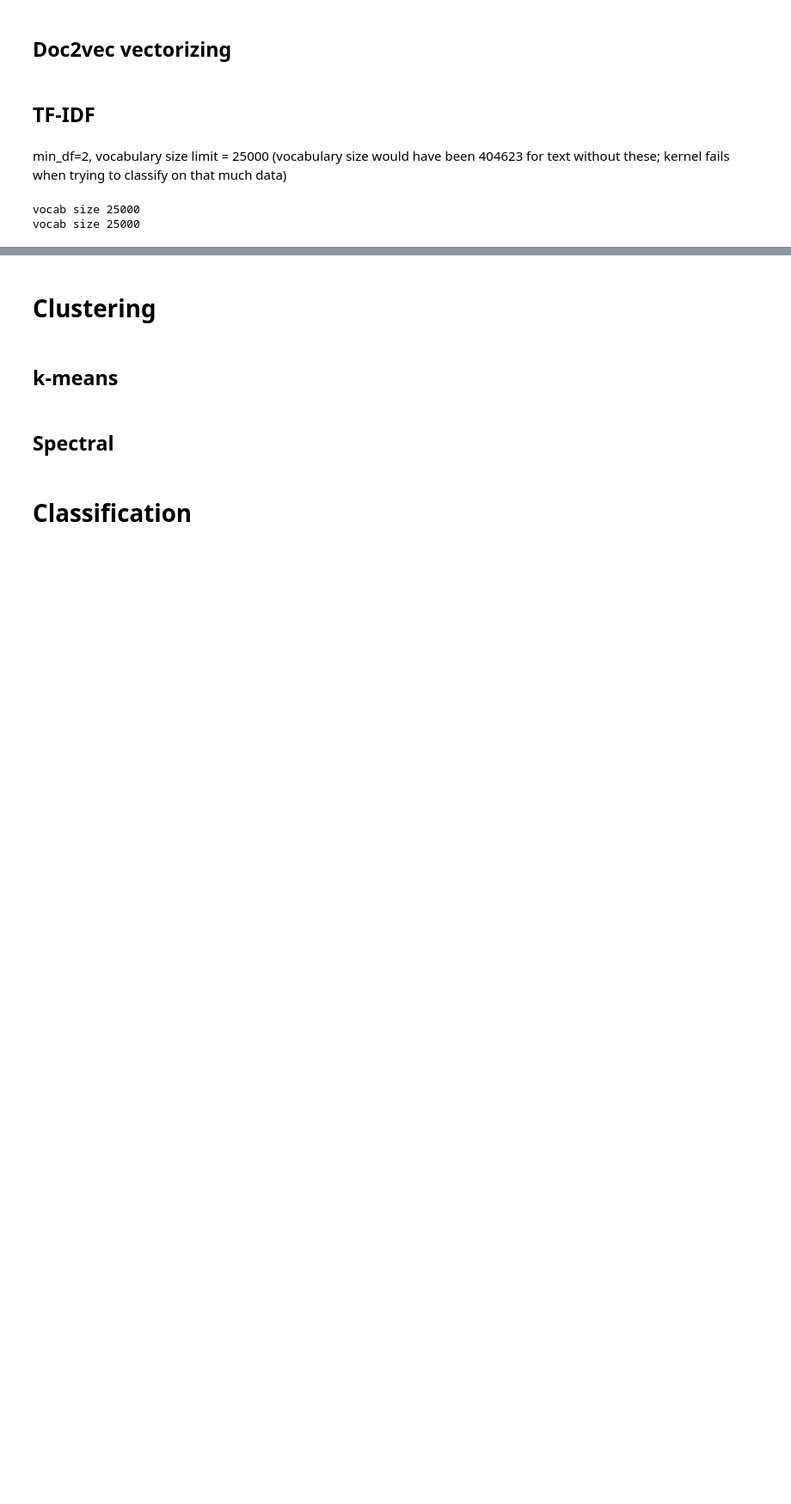
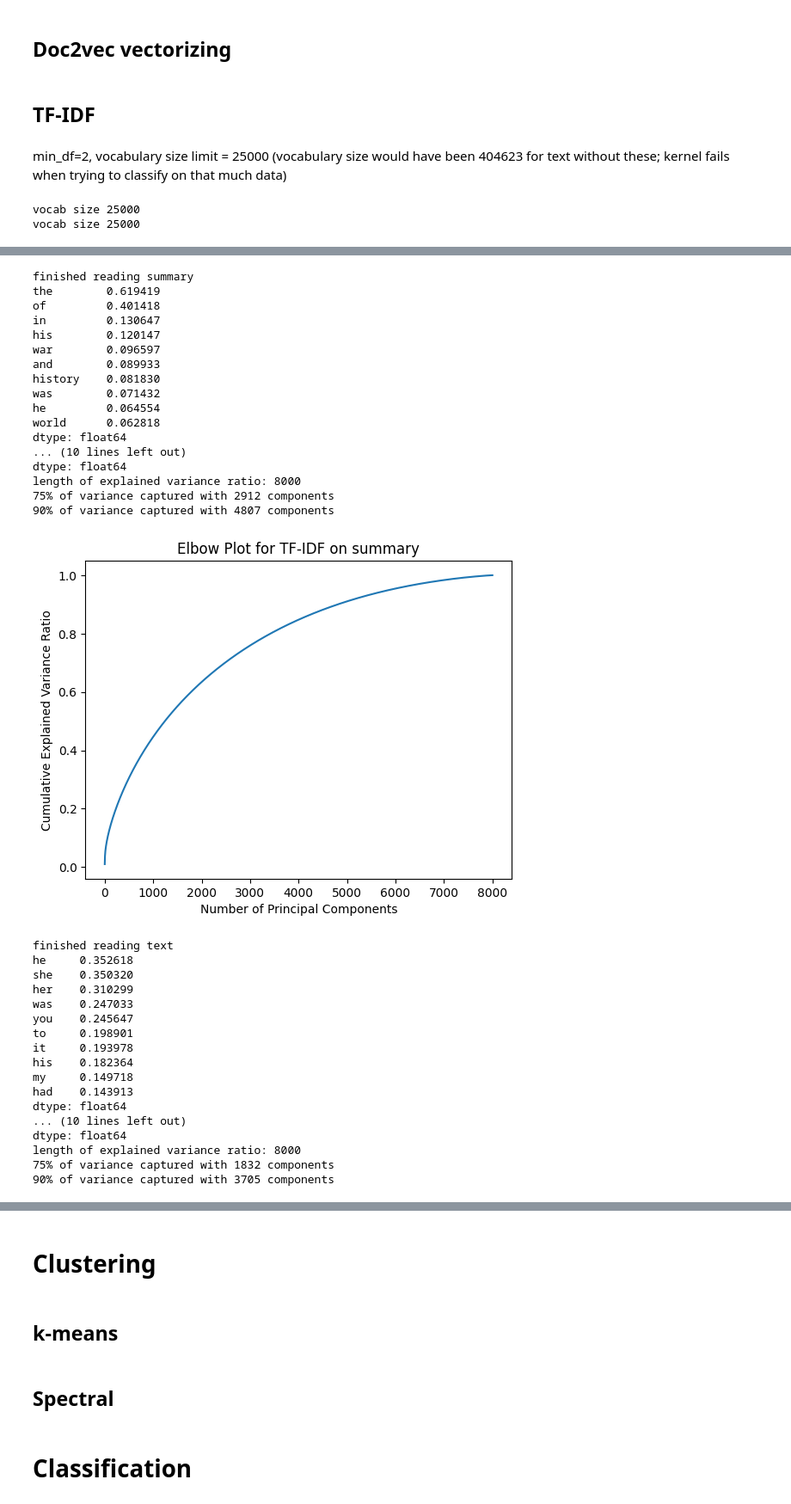
Before and after one commit to harrison-f-stropkay/76-final-project, a Jupyter notebook: paper.ipynb, the cells around one changed output, grey strips where cells are left out. Shown: that part at 86% size. Drawn from its saved outputs; the diff is of its cells as text; code cells hidden in the pictures; blank space fills up the shorter version.

```diff
--- a/paper.ipynb
+++ b/paper.ipynb
@@ -223,6 +225,9 @@ isbn_to_filename = {str(isbn): filename for isbn, filename in zip(isbns, filenam
 
 
 def get_text(isbn):
+    if n_words < n_chunks * chunk_len:
+        return None
+
     n_chunks = 10
     chunk_len = 500
 
@@ -420,0 +432,77 @@ vocab size 25000
+# %%
+import pandas as pd
+import matplotlib.pyplot as plt
+from sklearn.decomposition import PCA
+from sklearn.preprocessing import StandardScaler
+import numpy as np
+
+
+df = pd.read_csv("data/data.csv")
+train_index = df[df["split"] == "train"].index
+
+for column_name in ["summary", "text"]:
+    df_vectorized = pd.read_csv(f"data/tfidf_{column_name}.csv")
+    train = df_vectorized.loc[train_index]
+    print(f"finished reading {column_name}")
+
+    pca = PCA()
+    pca.fit(train)
+
+    print(
+        pd.Series(pca.components_[0], index=df_vectorized.columns).sort_values(
+            ascending=False
+        )[:10]
+    )
+    print(
+        pd.Series(pca.components_[1], index=df_vectorized.columns).sort_values(
+            ascending=False
+        )[:10]
+    )
+
+    print(f"length of explained variance ratio: {len(pca.explained_variance_ratio_)}")
+    cumsum = np.cumsum(pca.explained_variance_ratio_)
+
+    print(f"75% of variance captured with {np.argmax(cumsum > 0.75)} components")
+    print(f"90% of variance captured with {np.argmax(cumsum > 0.90)} components")
+
+    plt.plot(cumsum)
+    plt.xlabel("Number of Principal Components")
+    plt.ylabel("Cumulative Explained Variance Ratio")
+    plt.title(f"Elbow Plot for TF-IDF on {column_name}")
+    plt.show()
+# %% [output]
+finished reading summary
+the        0.619419
+of         0.401418
+in         0.130647
+his        0.120147
+war        0.096597
+and        0.089933
+history    0.081830
+was        0.071432
+he         0.064554
+world      0.062818
+dtype: float64
+... (10 lines left out)
+dtype: float64
+length of explained variance ratio: 8000
+75% of variance captured with 2912 components
+90% of variance captured with 4807 components
+[figure, added]
+finished reading text
+he     0.352618
+she    0.350320
+her    0.310299
+was    0.247033
+you    0.245647
+to     0.198901
+it     0.193978
+his    0.182364
+my     0.149718
+had    0.143913
+dtype: float64
+... (10 lines left out)
+dtype: float64
+length of explained variance ratio: 8000
+75% of variance captured with 1832 components
+90% of variance captured with 3705 components
```
Also changed, not shown: parts of 28 cells of this notebook.
